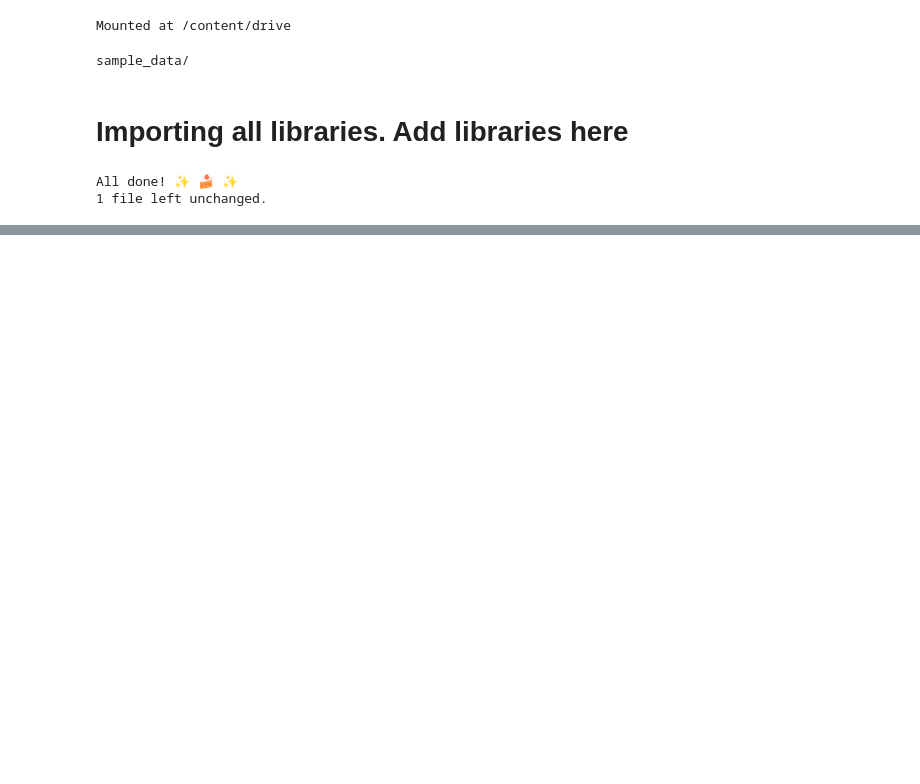
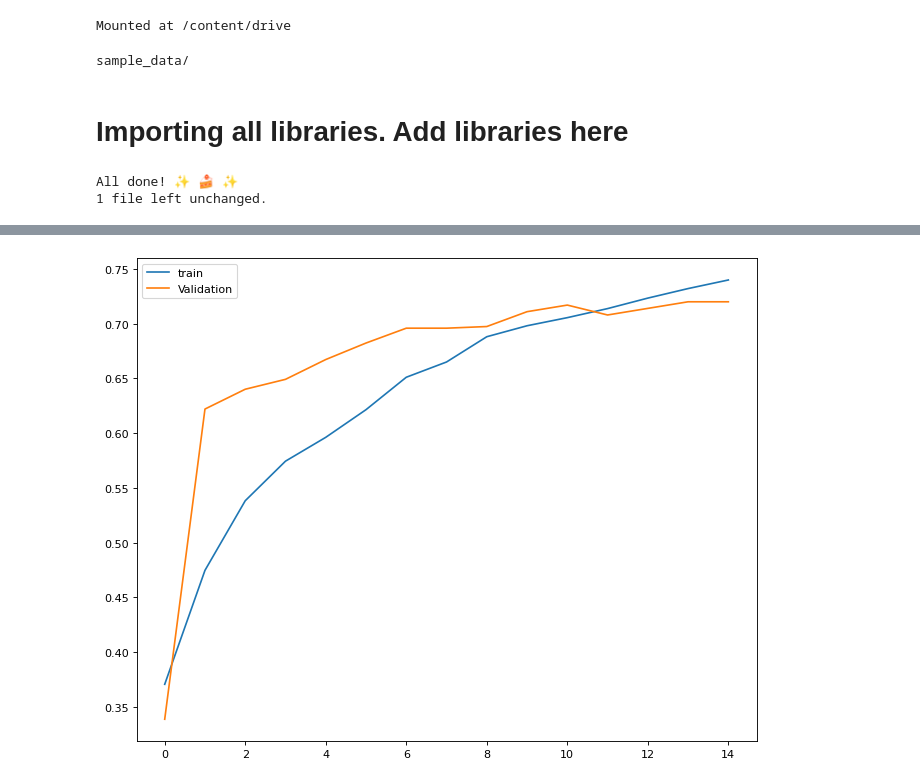
Before and after one commit to Pilot-Khadka/Lung_Disease_Classification, a Jupyter notebook: main.ipynb, the cells around one changed output, grey strips where cells are left out. Saved outputs shown, nothing was run; the diff lists cells and outputs as text; code cells hidden in the pictures; blank space fills up the shorter version.

```diff
--- a/main.ipynb
+++ b/main.ipynb
@@ -170,0 +238,10 @@ plt.show()
+# %%
+from keras.applications import ResNet50
+
+#Importing resnet50,preparing the base convolution
+conv_base = ResNet50(
+    weights= 'imagenet',
+    include_top = False,
+    input_shape = (224, 224,3))
+
+conv_base.trainable = False
@@ -170,0 +251,10 @@ plt.show()
+# %%
+#Preaparing our model
+from keras.activations import relu, linear
+from keras.layers import Dense, Flatten
+from keras.models import Sequential
+model = Sequential()
+model.add(conv_base)
+model.add(Flatten())
+model.add(Dense(512, activation='relu'))
+model.add(Dense(3, activation= 'linear'))
@@ -170,0 +282,8 @@ plt.show()
+# %%
+model.compile(loss= tf.keras.losses.SparseCategoricalCrossentropy(from_logits=True),
+              optimizer='adam',
+              metrics = ['accuracy']
+              )
+# %%
+#Training the Data, training with gpu
+history = model.fit(train_ds, epochs =15 , validation_data = val_ds)
@@ -170,0 +308,11 @@ plt.show()
+# %%
+# Plotting Accuracy
+import matplotlib.pyplot as plt
+
+plt.figure(figsize=(10, 8), dpi=80)
+plt.plot(history.history["accuracy"], label="train")
+plt.plot(history.history["val_accuracy"], label="Validation")
+plt.legend()
+plt.show()
+# %% [output]
+[figure, added]
```
Also changed, not shown: parts of 28 cells of this notebook.
